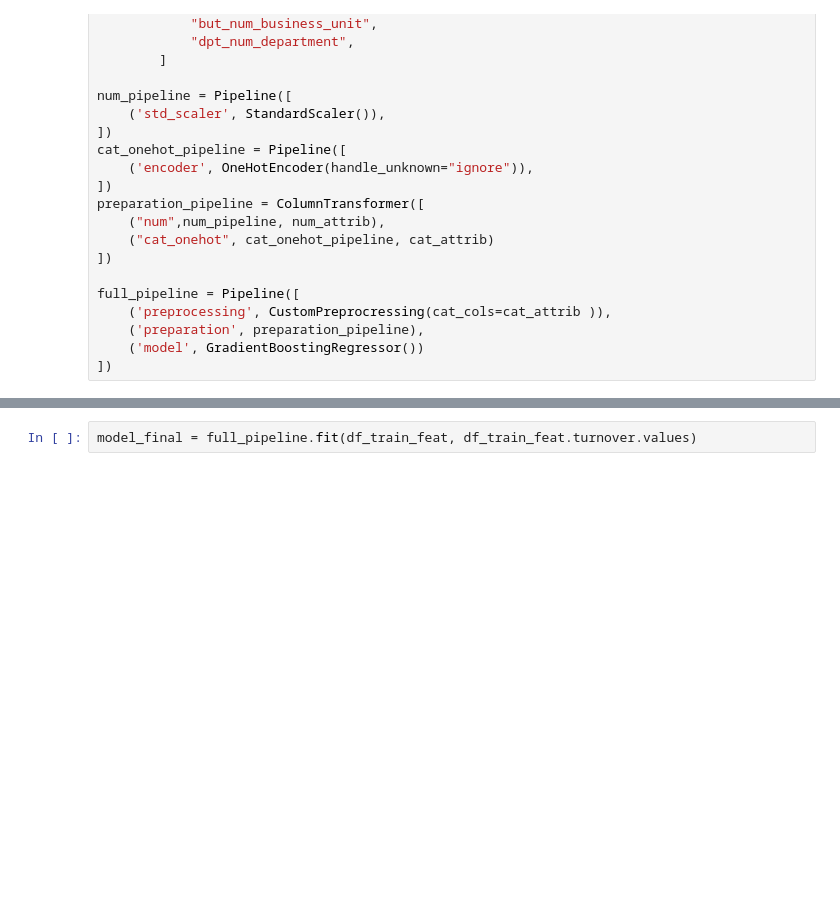
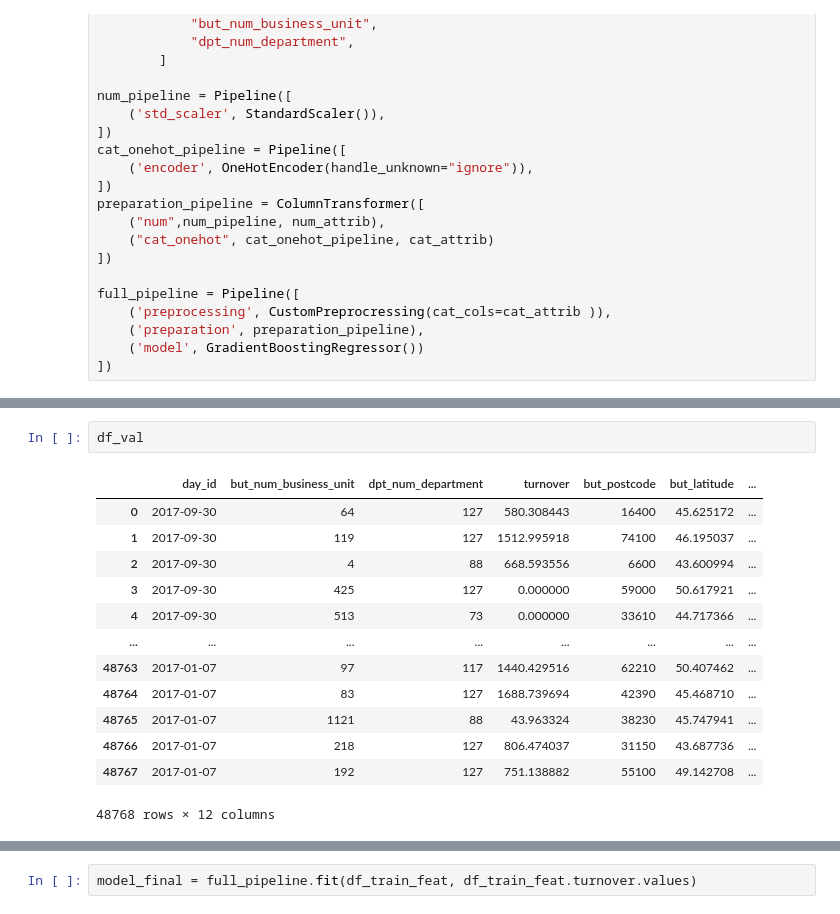
Before and after one commit to mohssinechebli/deployement-turnover-forecast, a Jupyter notebook: model/turnover_modeling.ipynb, the cells around one changed output, grey strips where cells are left out. Saved outputs shown, nothing was run; the diff lists cells and outputs as text; blank space fills up the shorter version.

```diff
--- a/model/turnover_modeling.ipynb
+++ b/model/turnover_modeling.ipynb
@@ -115,2 +166,18 @@ print(metric_mae)
+# %%
+df_val
+# %% [output]
+|  | day_id | but_num_business_unit | dpt_num_department | turnover | but_postcode | but_latitude | ... |
+| 0 | 2017-09-30 | 64 | 127 | 580.308443 | 16400 | 45.625172 | ... |
+| 1 | 2017-09-30 | 119 | 127 | 1512.995918 | 74100 | 46.195037 | ... |
+| 2 | 2017-09-30 | 4 | 88 | 668.593556 | 6600 | 43.600994 | ... |
+| 3 | 2017-09-30 | 425 | 127 | 0.000000 | 59000 | 50.617921 | ... |
+| 4 | 2017-09-30 | 513 | 73 | 0.000000 | 33610 | 44.717366 | ... |
+| ... | ... | ... | ... | ... | ... | ... | ... |
+| 48763 | 2017-01-07 | 97 | 117 | 1440.429516 | 62210 | 50.407462 | ... |
+| 48764 | 2017-01-07 | 83 | 127 | 1688.739694 | 42390 | 45.468710 | ... |
+| 48765 | 2017-01-07 | 1121 | 88 | 43.963324 | 38230 | 45.747941 | ... |
+| 48766 | 2017-01-07 | 218 | 127 | 806.474037 | 31150 | 43.687736 | ... |
+| 48767 | 2017-01-07 | 192 | 127 | 751.138882 | 55100 | 49.142708 | ... |
+48768 rows × 12 columns
 # %%
 df_val['dpt_num_department'].unique()
```
Also changed, not shown: parts of 13 cells of this notebook, 11 other files.
